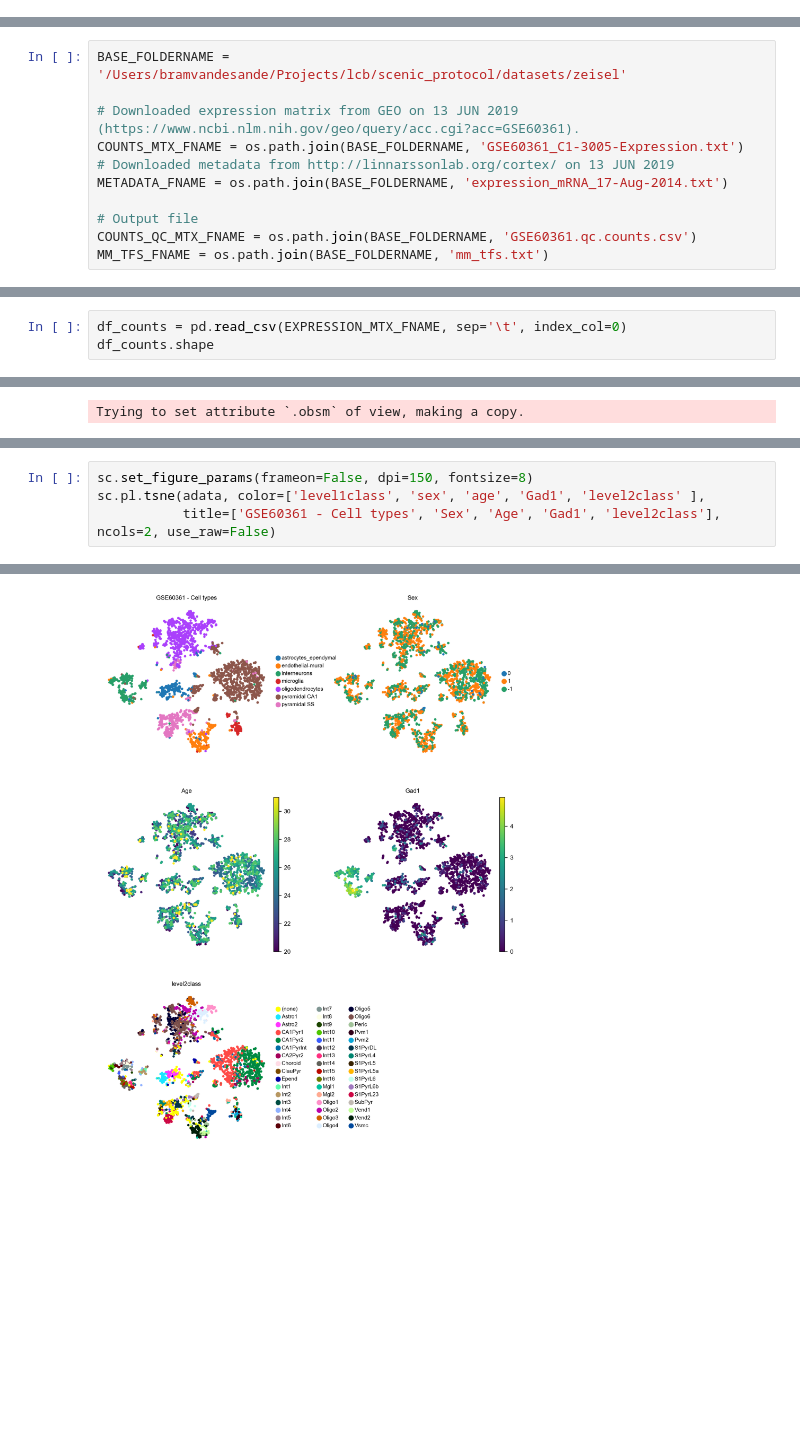
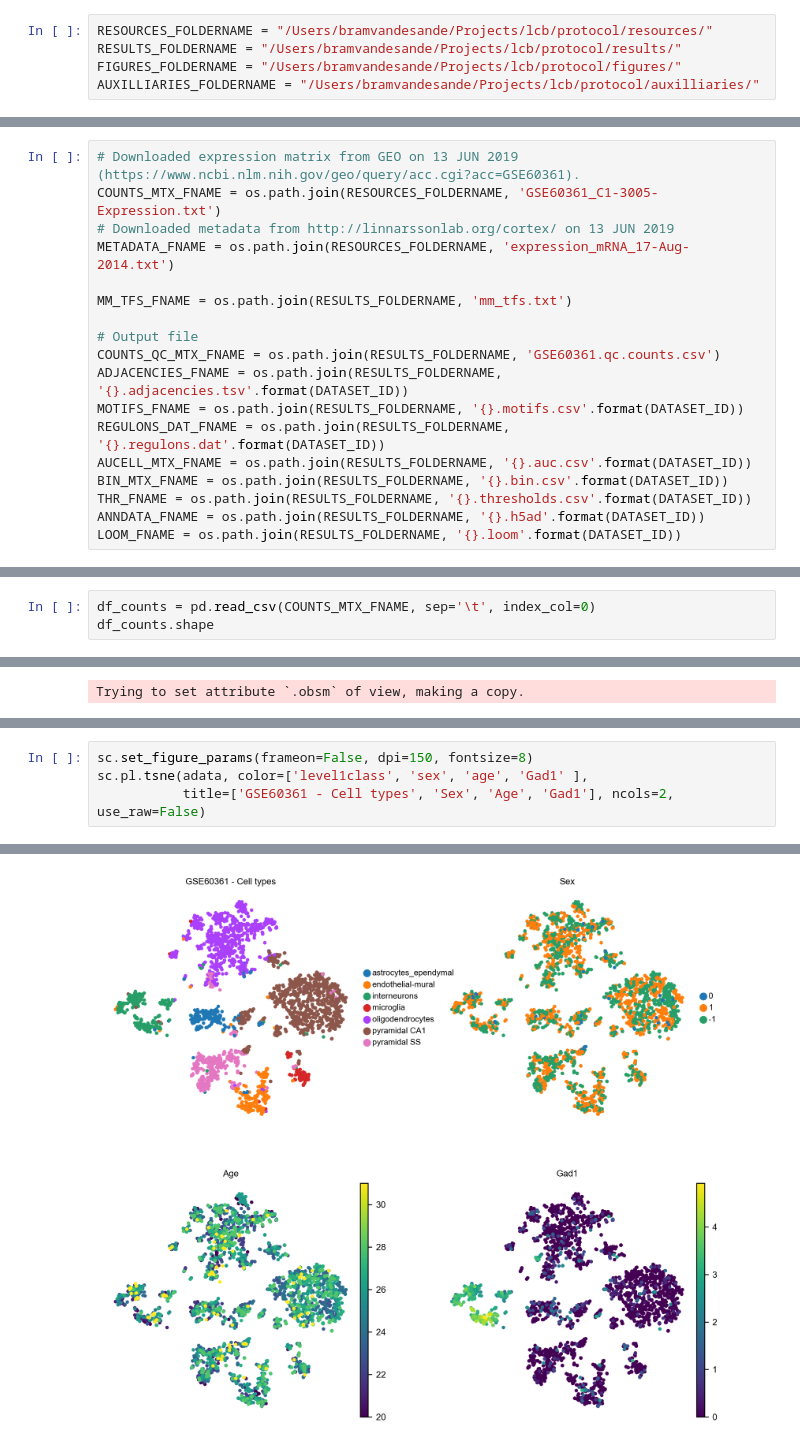
Before and after one commit to aertslab/SCENICprotocol, a Jupyter notebook: notebooks/SCENIC Protocol - Case study - Mouse brain data set.ipynb, the cells around one changed output, grey strips where cells are left out. Saved outputs shown, nothing was run; the diff lists cells and outputs as text; blank space fills up the shorter version.

Commit message:
final version of Zeisel case study

```diff
--- a/notebooks/SCENIC Protocol - Case study - Mouse brain data set.ipynb
+++ b/notebooks/SCENIC Protocol - Case study - Mouse brain data set.ipynb
@@ -35,0 +41,5 @@ __GSE60361__
+# %%
+RESOURCES_FOLDERNAME = "/Users/bramvandesande/Projects/lcb/protocol/resources/"
+RESULTS_FOLDERNAME = "/Users/bramvandesande/Projects/lcb/protocol/results/"
+FIGURES_FOLDERNAME = "/Users/bramvandesande/Projects/lcb/protocol/figures/"
+AUXILLIARIES_FOLDERNAME = "/Users/bramvandesande/Projects/lcb/protocol/auxilliaries/"
@@ -36,13 +58,20 @@ __GSE60361__
 # %%
-BASE_FOLDERNAME = '/Users/bramvandesande/Projects/lcb/scenic_protocol/datasets/zeisel'
+# Downloaded expression matrix from GEO on 13 JUN 2019 (https://www.ncbi.nlm.nih.gov/geo/query/acc.cgi?acc=GSE60361).
+COUNTS_MTX_FNAME = os.path.join(RESOURCES_FOLDERNAME, 'GSE60361_C1-3005-Expression.txt')
+# Downloaded metadata from http://linnarssonlab.org/cortex/ on 13 JUN 2019
+METADATA_FNAME = os.path.join(RESOURCES_FOLDERNAME, 'expression_mRNA_17-Aug-2014.txt')
 
-# Downloaded expression matrix from GEO on 13 JUN 2019 (https://www.ncbi.nlm.nih.gov/geo/query/acc.cgi?acc=GSE60361).
-COUNTS_MTX_FNAME = os.path.join(BASE_FOLDERNAME, 'GSE60361_C1-3005-Expression.txt')
-# Downloaded metadata from http://linnarssonlab.org/cortex/ on 13 JUN 2019
-METADATA_FNAME = os.path.join(BASE_FOLDERNAME, 'expression_mRNA_17-Aug-2014.txt')
+MM_TFS_FNAME = os.path.join(RESULTS_FOLDERNAME, 'mm_tfs.txt')
 
 # Output file
-COUNTS_QC_MTX_FNAME = os.path.join(BASE_FOLDERNAME, 'GSE60361.qc.counts.csv')
-MM_TFS_FNAME = os.path.join(BASE_FOLDERNAME, 'mm_tfs.txt')
+COUNTS_QC_MTX_FNAME = os.path.join(RESULTS_FOLDERNAME, 'GSE60361.qc.counts.csv')
+ADJACENCIES_FNAME = os.path.join(RESULTS_FOLDERNAME, '{}.adjacencies.tsv'.format(DATASET_ID))
+MOTIFS_FNAME = os.path.join(RESULTS_FOLDERNAME, '{}.motifs.csv'.format(DATASET_ID))
+REGULONS_DAT_FNAME = os.path.join(RESULTS_FOLDERNAME, '{}.regulons.dat'.format(DATASET_ID))
+AUCELL_MTX_FNAME = os.path.join(RESULTS_FOLDERNAME, '{}.auc.csv'.format(DATASET_ID))
+BIN_MTX_FNAME = os.path.join(RESULTS_FOLDERNAME, '{}.bin.csv'.format(DATASET_ID))
+THR_FNAME = os.path.join(RESULTS_FOLDERNAME, '{}.thresholds.csv'.format(DATASET_ID))
+ANNDATA_FNAME = os.path.join(RESULTS_FOLDERNAME, '{}.h5ad'.format(DATASET_ID))
+LOOM_FNAME = os.path.join(RESULTS_FOLDERNAME, '{}.loom'.format(DATASET_ID))
 # %%
 #Create list of M. musculus transcription factors.
@@ -57,7 +85,7 @@ len(mm_tfs)
 with open(MM_TFS_FNAME, 'wt') as f:
     f.write('\n'.join(mm_tfs) + '\n')
 # %%
-df_counts = pd.read_csv(EXPRESSION_MTX_FNAME, sep='\t', index_col=0)
+df_counts = pd.read_csv(COUNTS_MTX_FNAME, sep='\t', index_col=0)
 df_counts.shape
 # %% [output]
 (19972, 3005)
@@ -114,5 +137,5 @@ sc.tl.louvain(adata)
 # %%
 sc.set_figure_params(frameon=False, dpi=150, fontsize=8)
-sc.pl.tsne(adata, color=['level1class', 'sex', 'age', 'Gad1', 'level2class' ],
-           title=['GSE60361 - Cell types', 'Sex', 'Age', 'Gad1', 'level2class'], ncols=2, use_raw=False)
+sc.pl.tsne(adata, color=['level1class', 'sex', 'age', 'Gad1' ],
+           title=['GSE60361 - Cell types', 'Sex', 'Age', 'Gad1'], ncols=2, use_raw=False)
 # %% [output]
@@ -119 +149 @@ sc.pl.tsne(adata, color=['level1class', 'sex', 'age', 'Gad1', 'level2class' ],
-[figure, old version]
+[figure, new version]
```
Also changed, not shown: parts of 37 cells of this notebook.
